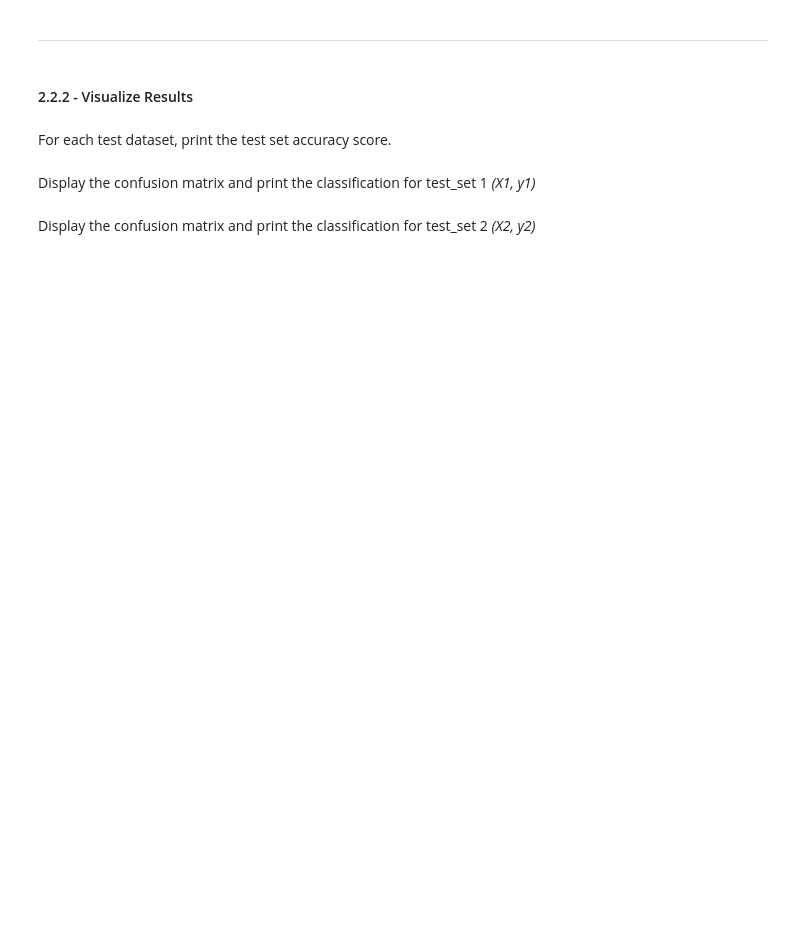
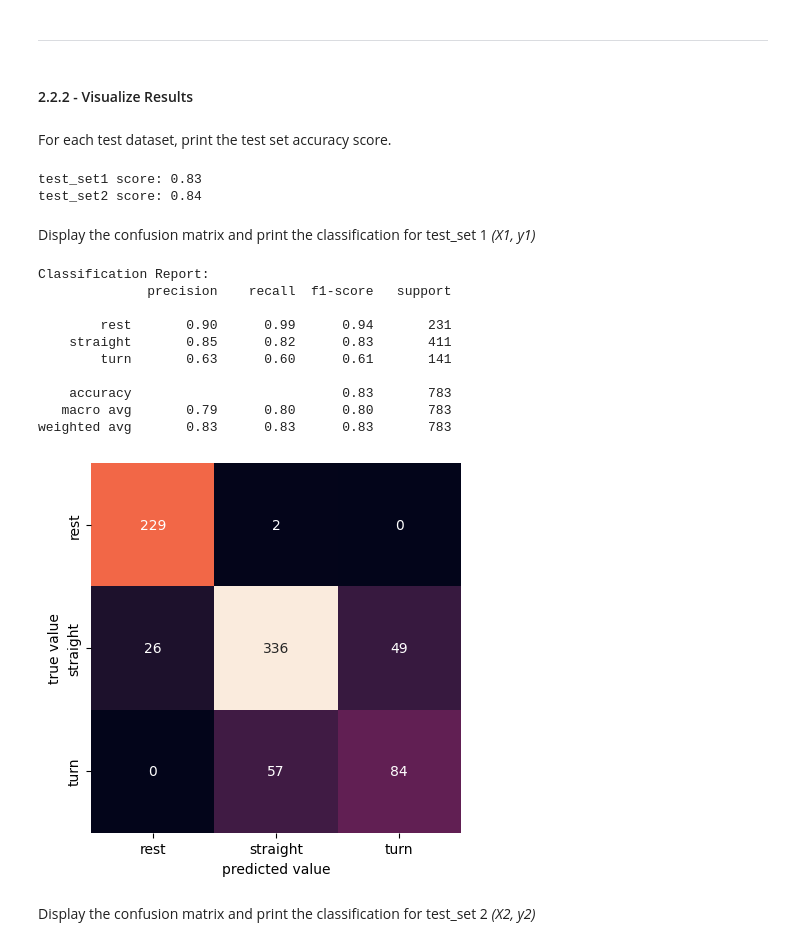
Before and after one commit to JiagengMi/engg680_2024_fall, a Jupyter notebook: Lab_Assignment4/ML_Application.ipynb, the cells around one changed output. Saved outputs shown, nothing was run; the diff lists cells and outputs as text; code cells hidden in the pictures; blank space fills up the shorter version.

```diff
--- a/Lab_Assignment4/ML_Application.ipynb
+++ b/Lab_Assignment4/ML_Application.ipynb
@@ -487,7 +544,12 @@ ___
 For each test dataset, print the test set accuracy score.
 # %%
 # TODO - Print test score accuracies for test_set1 and test_set2
-#print("test_set1 score: {:.2f}".format(???))
-#print("test_set2 score: {:.2f}".format(???))
+y1_pred = grid.best_estimator_.predict(X1)
+y2_pred = grid.best_estimator_.predict(X2)
+print("test_set1 score: {:.2f}".format(accuracy_score(y1, y1_pred)))
+print("test_set2 score: {:.2f}".format(accuracy_score(y2, y2_pred)))
+# %% [output]
+test_set1 score: 0.83
+test_set2 score: 0.84
 # %% [markdown]
 Display the confusion matrix and print the classification for test_set 1 *(X1, y1)*
@@ -496,2 +556,23 @@ Display the confusion matrix and print the classification for test_set 1 *(X1, y
+# %%
+# TODO - Display confusion matrix and print classification report for (X1, y1)
+conf_mat = confusion_matrix(y1, y1_pred)
+sns.heatmap(conf_mat, xticklabels=['rest', 'straight', 'turn'],  yticklabels=['rest', 'straight', 'turn'], square=True, annot=True, cbar=False, fmt='d')
+plt.xlabel('predicted value')
+plt.ylabel('true value')
+
+print("Classification Report:")
+print(classification_report(y1, y1_pred))
+# %% [output]
+Classification Report:
+              precision    recall  f1-score   support
+
+        rest       0.90      0.99      0.94       231
+    straight       0.85      0.82      0.83       411
+        turn       0.63      0.60      0.61       141
+
+    accuracy                           0.83       783
+   macro avg       0.79      0.80      0.80       783
+weighted avg       0.83      0.83      0.83       783
+[figure, added]
 # %% [markdown]
 Display the confusion matrix and print the classification for test_set 2 *(X2, y2)*
```
Also changed, not shown: parts of 40 cells of this notebook.
